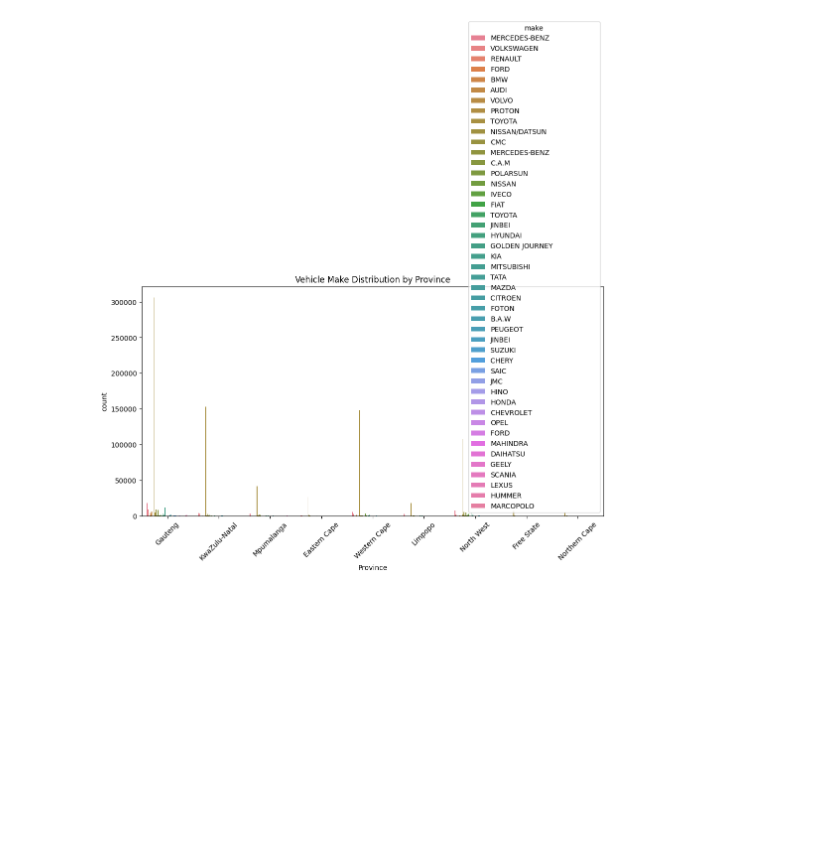
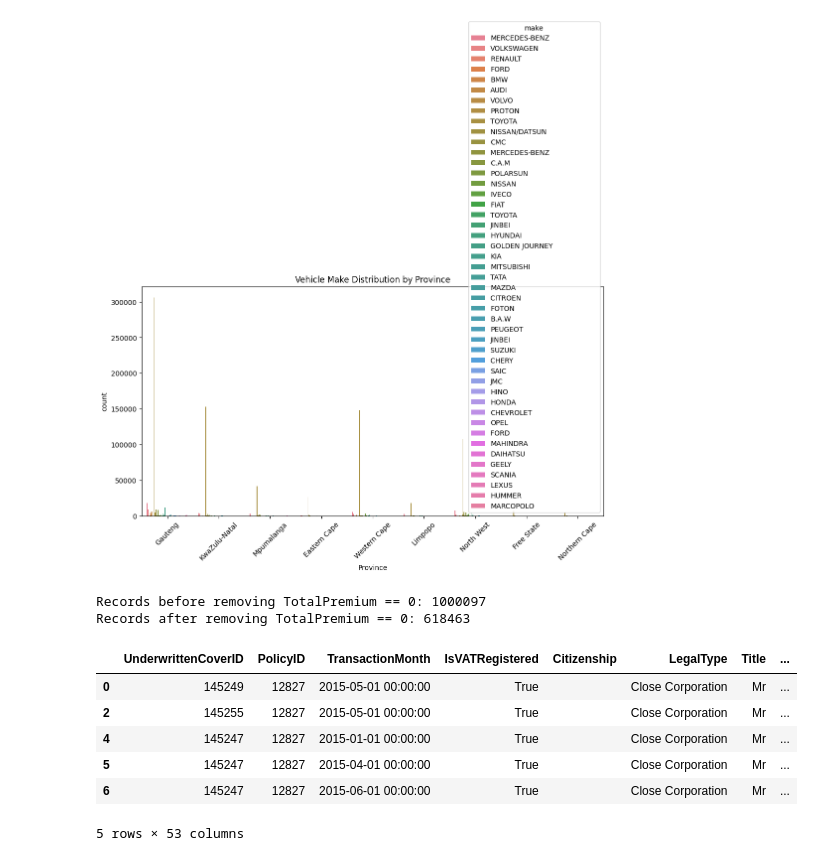
Before and after one commit to EstifanosTeklay/AlphaCareInsurance, a Jupyter notebook: notebooks/AcisEda.ipynb, the cells around one changed output. Drawn from its saved outputs; the diff is of its cells as text; code cells hidden in the pictures; blank space fills up the shorter version.

```diff
--- a/notebooks/AcisEda.ipynb
+++ b/notebooks/AcisEda.ipynb
@@ -198,3 +219,17 @@ plt.show()
 [figure]
 [figure]
 [figure]
+# %%
+# Insuring Total Premium is numeric
+acis_data['TotalPremium'] = pd.to_numeric(acis_data['TotalPremium'],errors='coerce')
+
+# count records before removal
+print(f"Records before removing TotalPremium == 0: {len(acis_data)}")
+# Remove records where TotalPremium == 0
+acis_data = acis_data[acis_data['TotalPremium'] != 0]
+
+# Count records after removal
+print(f"Records after removing TotalPremium == 0: {len(acis_data)}")
+# %% [output]
+Records before removing TotalPremium == 0: 1000097
+Records after removing TotalPremium == 0: 618463
@@ -200,0 +240,10 @@ plt.show()
+# %%
+acis_data.head()
+# %% [output]
+|  | UnderwrittenCoverID | PolicyID | TransactionMonth | IsVATRegistered | Citizenship | LegalType | Title | ... |
+| 0 | 145249 | 12827 | 2015-05-01 00:00:00 | True |  | Close Corporation | Mr | ... |
+| 2 | 145255 | 12827 | 2015-05-01 00:00:00 | True |  | Close Corporation | Mr | ... |
+| 4 | 145247 | 12827 | 2015-01-01 00:00:00 | True |  | Close Corporation | Mr | ... |
+| 5 | 145247 | 12827 | 2015-04-01 00:00:00 | True |  | Close Corporation | Mr | ... |
+| 6 | 145247 | 12827 | 2015-06-01 00:00:00 | True |  | Close Corporation | Mr | ... |
+5 rows × 53 columns
```
Also changed, not shown: parts of 19 cells of this notebook.
